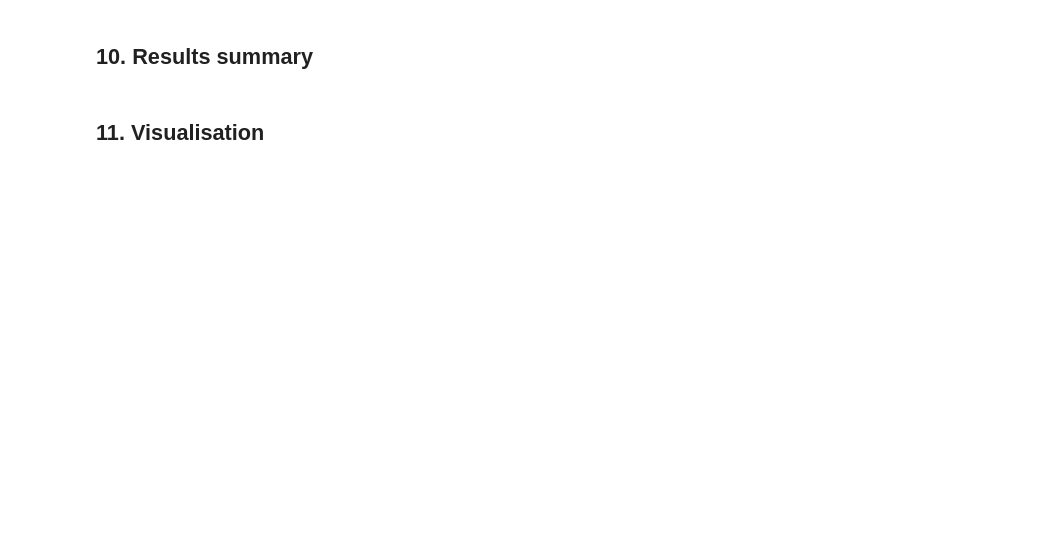
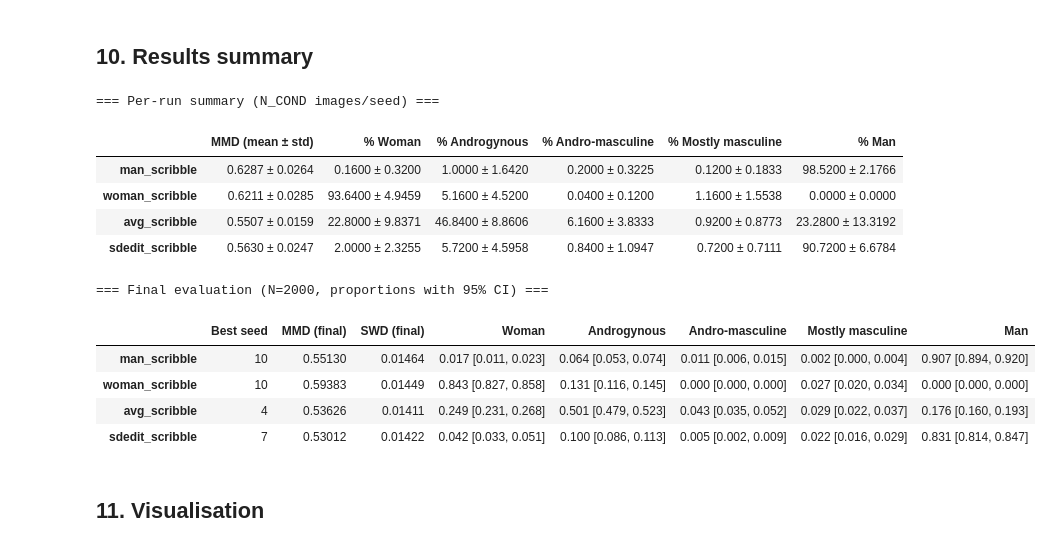
Before and after one commit to orineo1/conditional-matching-paper, a Jupyter notebook: SD_cond_SD_controlnet/competitive_baselines_interpolation.ipynb, the cells around one changed output. Drawn from its saved outputs; the diff is of its cells as text; code cells hidden in the pictures; blank space fills up the shorter version.

```diff
--- a/SD_cond_SD_controlnet/competitive_baselines_interpolation.ipynb
+++ b/SD_cond_SD_controlnet/competitive_baselines_interpolation.ipynb
@@ -184,14 +222,27 @@ def clip_embed(images):
 
 
 def encode_text_prompts(prompts):
-    """Encode a list of text prompts to CLIP embeddings [len(prompts), D]."""
     clip_model.to(device)
-    inputs = clip_processor(text=prompts, return_tensors='pt', padding=True, truncation=True).to(device)
+    inputs = clip_processor(
+        text=prompts,
+        return_tensors="pt",
+        padding=True
+    ).to(device)
+
     with torch.no_grad():
-        text_embs = clip_model.get_text_features(**inputs)
-        text_embs = F.normalize(text_embs, dim=-1)
+        # use pooler_output directly from the output we already saw
+        outputs = clip_model.text_model(
+            input_ids=inputs['input_ids'],
+            attention_mask=inputs['attention_mask']
+        )
+        text_embs = outputs.pooler_output  # [N, D] — this is a plain tensor
+
+    # project through the text projection layer (same as get_text_features does internally)
+    text_embs = clip_model.text_projection(text_embs)
+
     clip_model.to('cpu')
-    return text_embs  # [n_classes, D]
+    text_embs = text_embs / text_embs.norm(dim=-1, keepdim=True)
+    return text_embs  # [N, D]
 
 
 def classify_multinomial(image_embs, text_embs):
@@ -451,35 +559,48 @@ print('\nFinal evaluation complete.')
 # %% [markdown]
 ## 10. Results summary
 # %%
-# ── §10 Results summary
 import pandas as pd
 
 def agg(vals):
     a = np.array([v for v in vals if not np.isnan(v)])
     return f'{a.mean():.4f} ± {a.std():.4f}' if len(a) else '—'
 
 run_rows = {}
 for cond in CONDITION_NAMES:
     recs = [r for r in all_records if r['condition'] == cond]
-    run_rows[cond] = {
-        'MMD (mean ± std)': agg([r['mmd'] for r in recs]),
-        'SWD (mean ± std)': agg([r['swd'] for r in recs]),
-    }
-print('=== Per-run summary ===')
+    row = {'MMD (mean ± std)': agg([r['mmd'] for r in recs])}
+    for j, label in enumerate(CLASS_LABELS):
+        row[f'% {label}'] = agg([r['proportions'][j] * 100 for r in recs])
+    run_rows[cond] = row
+print('=== Per-run summary (N_COND images/seed) ===')
 display(pd.DataFrame(run_rows).T)
 
+# ── Final evaluation table
 final_rows = {}
 for cond, r in final_results.items():
     row = {
-        'Best seed': r['best_seed'],
-        'MMD':       f"{r['mmd']:.5f}",
-        'SWD':       f"{r['swd']:.5f}",
+        'Best seed':   r['best_seed'],
+        'MMD (final)': f"{r['mmd']:.5f}",
+        'SWD (final)': f"{r['swd']:.5f}",
     }
     for label, p, lo, hi in zip(CLASS_LABELS, r['proportions'], r['ci_lo'], r['ci_hi']):
         row[label] = f"{p:.3f} [{lo:.3f}, {hi:.3f}]"
     final_rows[cond] = row
 print('\n=== Final evaluation (N=2000, proportions with 95% CI) ===')
 display(pd.DataFrame(final_rows).T)
+# %% [output]
+=== Per-run summary (N_COND images/seed) ===
+|  | MMD (mean ± std) | % Woman | % Androgynous | % Andro-masculine | % Mostly masculine | % Man |
+| man_scribble | 0.6287 ± 0.0264 | 0.1600 ± 0.3200 | 1.0000 ± 1.6420 | 0.2000 ± 0.3225 | 0.1200 ± 0.1833 | 98.5200 ± 2.1766 |
+| woman_scribble | 0.6211 ± 0.0285 | 93.6400 ± 4.9459 | 5.1600 ± 4.5200 | 0.0400 ± 0.1200 | 1.1600 ± 1.5538 | 0.0000 ± 0.0000 |
+| avg_scribble | 0.5507 ± 0.0159 | 22.8000 ± 9.8371 | 46.8400 ± 8.8606 | 6.1600 ± 3.8333 | 0.9200 ± 0.8773 | 23.2800 ± 13.3192 |
+| sdedit_scribble | 0.5630 ± 0.0247 | 2.0000 ± 2.3255 | 5.7200 ± 4.5958 | 0.8400 ± 1.0947 | 0.7200 ± 0.7111 | 90.7200 ± 6.6784 |
+=== Final evaluation (N=2000, proportions with 95% CI) ===
+|  | Best seed | MMD (final) | SWD (final) | Woman | Androgynous | Andro-masculine | Mostly masculine | Man |
+| man_scribble | 10 | 0.55130 | 0.01464 | 0.017 [0.011, 0.023] | 0.064 [0.053, 0.074] | 0.011 [0.006, 0.015] | 0.002 [0.000, 0.004] | 0.907 [0.894, 0.920] |
+| woman_scribble | 10 | 0.59383 | 0.01449 | 0.843 [0.827, 0.858] | 0.131 [0.116, 0.145] | 0.000 [0.000, 0.000] | 0.027 [0.020, 0.034] | 0.000 [0.000, 0.000] |
+| avg_scribble | 4 | 0.53626 | 0.01411 | 0.249 [0.231, 0.268] | 0.501 [0.479, 0.523] | 0.043 [0.035, 0.052] | 0.029 [0.022, 0.037] | 0.176 [0.160, 0.193] |
+| sdedit_scribble | 7 | 0.53012 | 0.01422 | 0.042 [0.033, 0.051] | 0.100 [0.086, 0.113] | 0.005 [0.002, 0.009] | 0.022 [0.016, 0.029] | 0.831 [0.814, 0.847] |
 # %% [markdown]
 ## 11. Visualisation
 # %%
```
Also changed, not shown: parts of 12 cells of this notebook.
